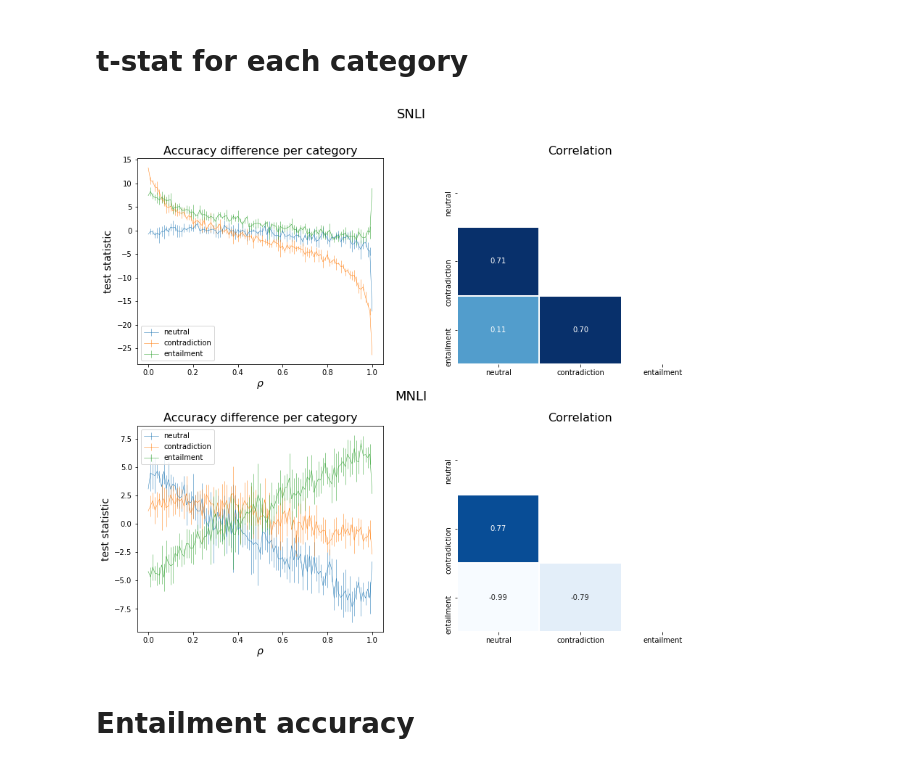
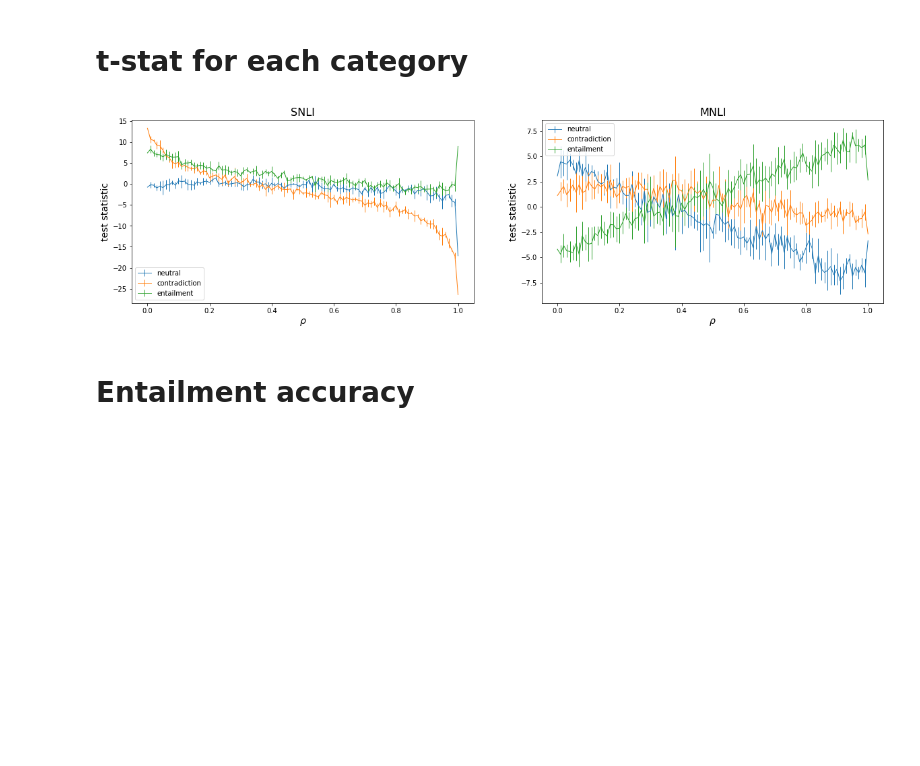
Before and after one commit to lukewanless/looking-for-equivalences, a Jupyter notebook: src/analysis1_baseline_plots.ipynb, the cells around one changed output. Drawn from its saved outputs; the diff is of its cells as text; code cells hidden in the pictures; blank space fills up the shorter version.

Commit message:
simplify plots

```diff
--- a/src/analysis1_baseline_plots.ipynb
+++ b/src/analysis1_baseline_plots.ipynb
@@ -179,43 +179,29 @@ mask_snli = np.triu(np.ones_like(corr_snli, dtype=bool))
 corr_mnli = df_mnli.corr()
 mask_mnli = np.triu(np.ones_like(corr_mnli, dtype=bool))
 # %%
-fig, ax = plt.subplots(2,2, figsize=(14,12))
-ax[0,0].errorbar(all_n_snli.index, all_n_snli.mean(1), yerr=all_n_snli.std(1), fmt='-', linewidth=0.50, label="neutral");
-ax[0,0].errorbar(all_c_snli.index, all_c_snli.mean(1), yerr=all_c_snli.std(1), fmt='-', linewidth=0.50, label="contradiction");
-ax[0,0].errorbar(all_e_snli.index, all_e_snli.mean(1), yerr=all_e_snli.std(1), fmt='-', linewidth=0.50, label="entailment");
-ax[0,0].set_xlabel(r"$\rho$", fontsize=14);
-ax[0,0].set_ylabel("test statistic", fontsize=14);
-ax[0,0].legend(loc="best");
-# ax[0,0].hlines(0, 0, 1, colors='k',linestyles="--")
+fig, ax = plt.subplots(1,2, figsize=(20,5))
+ax[0].errorbar(all_n_snli.index, all_n_snli.mean(1), yerr=all_n_snli.std(1), fmt='-', linewidth=1.00, label="neutral");
+ax[0].errorbar(all_c_snli.index, all_c_snli.mean(1), yerr=all_c_snli.std(1), fmt='-', linewidth=1.00, label="contradiction");
+ax[0].errorbar(all_e_snli.index, all_e_snli.mean(1), yerr=all_e_snli.std(1), fmt='-', linewidth=1.00, label="entailment");
+ax[0].set_xlabel(r"$\rho$", fontsize=14);
+ax[0].set_ylabel("test statistic", fontsize=14);
+ax[0].legend(loc="best");
 
-sns.heatmap(corr_snli, mask=mask_snli, cmap="Blues", center=0, linewidths=1, annot=True, fmt=".2f",cbar=False, ax=ax[0,1]);
-
-ax[1,0].errorbar(all_n_mnli.index, all_n_mnli.mean(1), yerr=all_n_mnli.std(1), fmt='-', linewidth=0.50, label="neutral");
-ax[1,0].errorbar(all_c_mnli.index, all_c_mnli.mean(1), yerr=all_c_mnli.std(1), fmt='-', linewidth=0.50, label="contradiction");
-ax[1,0].errorbar(all_e_mnli.index, all_e_mnli.mean(1), yerr=all_e_mnli.std(1), fmt='-', linewidth=0.50, label="entailment");
-sns.heatmap(corr_mnli, mask=mask_mnli, cmap="Blues", center=0, linewidths=1, annot=True, fmt=".2f",cbar=False, ax=ax[1,1]);
-ax[1,0].set_xlabel(r"$\rho$", fontsize=14);
-ax[1,0].set_ylabel("test statistic", fontsize=14);
-ax[1,0].legend(loc="best");
-# ax[1,0].hlines(0, 0, 1, colors='k',linestyles="--")
+ax[1].errorbar(all_n_mnli.index, all_n_mnli.mean(1), yerr=all_n_mnli.std(1), fmt='-', linewidth=1.00, label="neutral");
+ax[1].errorbar(all_c_mnli.index, all_c_mnli.mean(1), yerr=all_c_mnli.std(1), fmt='-', linewidth=1.00, label="contradiction");
+ax[1].errorbar(all_e_mnli.index, all_e_mnli.mean(1), yerr=all_e_mnli.std(1), fmt='-', linewidth=1.00, label="entailment");
+ax[1].set_xlabel(r"$\rho$", fontsize=14);
+ax[1].set_ylabel("test statistic", fontsize=14);
+ax[1].legend(loc="best");
 
 # Adjust vertical_spacing = 0.5 * axes_height
-plt.subplots_adjust(hspace=0.3, wspace=0.3)
+plt.subplots_adjust(hspace=0.3, wspace=0.2)
 
-
-# Add text in figure coordinates
-plt.figtext(0.5, 0.5, 'MNLI', ha='center', va='center',fontsize=18);
-plt.figtext(0.5, 0.95, 'SNLI', ha='center', va='center',fontsize=18);
-
-
-ax[0,0].set_title("Accuracy difference per category", fontsize=16);
-ax[0,1].set_title("Correlation", fontsize=16);
-ax[1,0].set_title("Accuracy difference per category", fontsize=16);
-ax[1,1].set_title("Correlation", fontsize=16);
-
+ax[0].set_title("SNLI", fontsize=16);
+ax[1].set_title("MNLI", fontsize=16);
 fig.savefig('figs/paper/baseline_t_stas_cat.png', bbox_inches=None, pad_inches=0.5)
 # %% [output]
-[figure, old version]
+[figure, new version]
 # %% [markdown]
 # Entailment accuracy
 # %%
```
Also changed, not shown: parts of 1 cell of this notebook, 9 other files.
